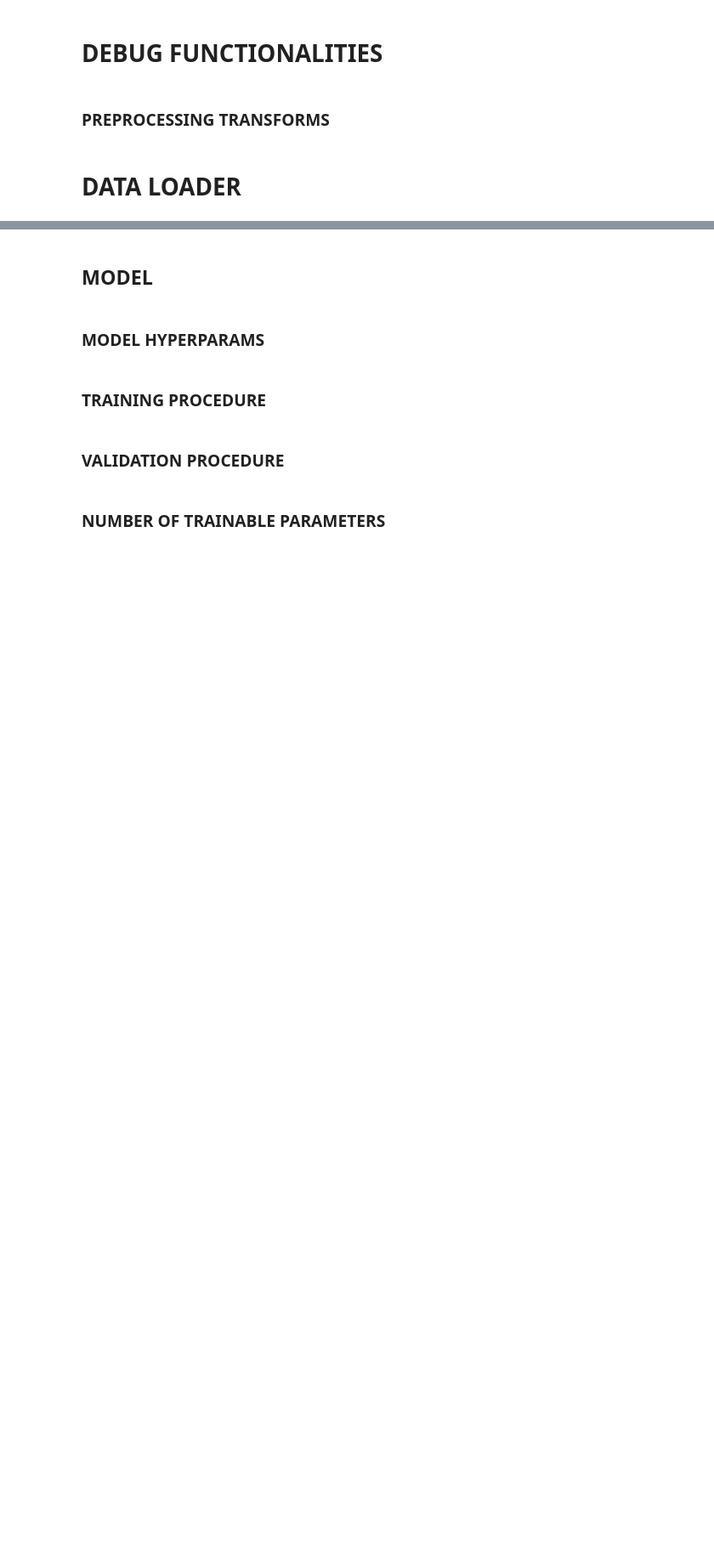
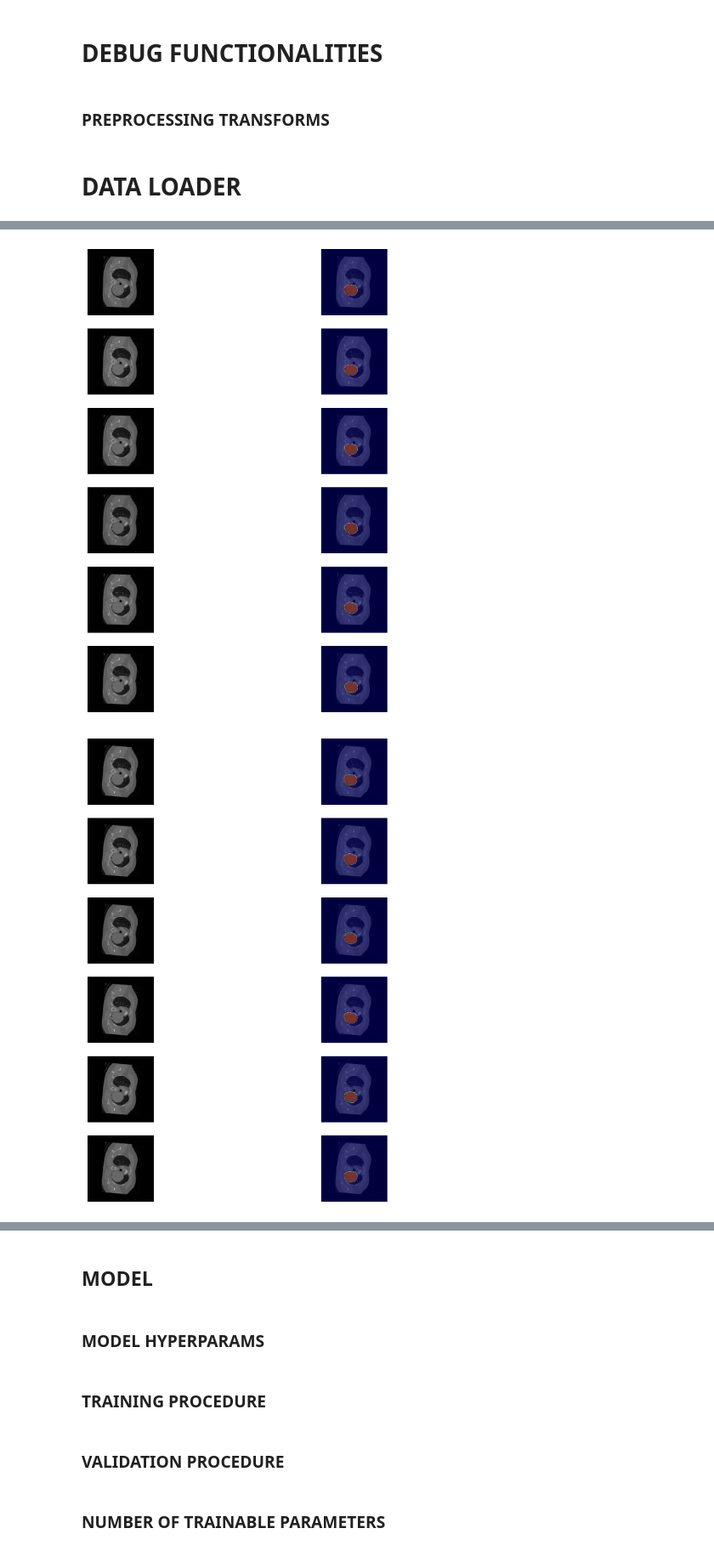
Before and after one commit to Chiru-CatalinMihail/LungCancerCT, a Jupyter notebook: train_MONAI_UNet_reluat_cand_e_liber.ipynb, the cells around one changed output, grey strips where cells are left out. Shown: that part at 85% size. Drawn from its saved outputs; the diff is of its cells as text; code cells hidden in the pictures; blank space fills up the shorter version.

```diff
--- a/train_MONAI_UNet_reluat_cand_e_liber.ipynb
+++ b/train_MONAI_UNet_reluat_cand_e_liber.ipynb
@@ -100,11 +118,11 @@ KEYS = config[KEYS_NAME]
 ### HYPERPARAMS ###
 crt_dir = os.getcwd()
 # datasets_path = f'/raid/CataChiru/MedicalDecathlonTensors/'
-# datasets_path = f'./datasets/MedicalDecathlonJustLungs/'
-# datasets_path = f'./datasets/MedicalDecathlonJustTumors/'
-# datasets_path = f'./datasets/MedicalDecathlonAugmentedTumors/'
-datasets_path = f'./datasets/MedicalDecathlonAugmentedTumors2/'
-# datasets_path = f'./datasets/MedicalDecathlonClaheTumors/'
+# datasets_path = f'./datasets/MSD/MedicalDecathlonJustLungs/'
+# datasets_path = f'./datasets/MSD/MedicalDecathlonJustTumors/'
+# datasets_path = f'./datasets/MSD/MedicalDecathlonAugmentedTumors/'
+datasets_path = f'./datasets/MSD/MedicalDecathlonAugmentedTumors2/'
+# datasets_path = f'./datasets/MSD/MedicalDecathlonClaheTumors/'
 
 model_name = 'unet'
 checkpoints_path = f'{crt_dir}/checkpoints/{model_name.upper()}/'
@@ -391,7 +435,7 @@ def convert_labels_to_one_hot(labels: torch.Tensor, num_classes: int) -> torch.T
 
     return one_hot
 # %%
-class msdDataset(Dataset):
+class msdDatasetTrain(Dataset):
     def __init__(self, dataset_folder, transform = None, stack_size = 6, batch_size = 16, tumour_percent_threshold = 0.5, samples_proportion = 0.7, undersample_flag = False, undersample_size = 300):
         '''Am stabilit stack_size la 6 pe baza discutiei cu Doamna Udrea care sugera intre 3 si 6 imagini in stack + EDA2
 
@@ -416,22 +460,22 @@ class msdDataset(Dataset):
         self.patients = [self.get_img_and_label(i) for i in range(self.no_patients)]
 
         # If the indices for the dataset have been already built, load them, otherwise build them
-        if os.path.exists(f'./ordered_{split_type}_indices_stack={stack_size}.pkl'):
-            print(f'./ordered_{split_type}_indices_stack={stack_size}.pkl exists. Loading the ordered indices.')
-            with open(f'./ordered_{split_type}_indices_stack={stack_size}.pkl', 'rb') as f:
+        if os.path.exists(f'./ordered_overlapping_{split_type}_indices_stack={stack_size}.pkl'):
+            print(f'./ordered_overlapping_{split_type}_indices_stack={stack_size}.pkl exists. Loading the ordered indices.')
+            with open(f'./ordered_overlapping_{split_type}_indices_stack={stack_size}.pkl', 'rb') as f:
                 self.stacks_in_order_indices = pkl.load(f)
         else:
-            print(f'./ordered_{split_type}_indices_stack={stack_size}.pkl does not exist. Building the ordered indices.')
+            print(f'./ordered_overlapping_{split_type}_indices_stack={stack_size}.pkl does not exist. Building the ordered indices.')
             slices_per_patient = [self.patients[i][0].shape[-1] for i in range(self.no_patients)]
-            self.stacks_in_order_indices = build_stack_ordered_indices(split_type, slices_per_patient, stack_size, self.patients, upload_flag = True)
+            self.stacks_in_order_indices = build_stack_ordered_overlapping_indices(split_type, slices_per_patient, stack_size, self.patients, upload_flag = True)
 
         if split_type == 'training':
             batches_proportion = 0.5
 
             if undersample_flag:
-                working_indiced_path = f'./{split_type}_indices_stack={stack_size}_samples{samples_proportion}_batche{batches_proportion}_undersample={undersample_flag}_size={undersample_size}.pkl'
+                working_indiced_path = f'./{split_type}_indices_stack={stack_size}_samples{samples_proportion}_batches{batches_proportion}_undersample={undersample_flag}_size={undersample_size}.pkl'
             else:
-                working_indiced_path = f'./{split_type}_indices_stack={stack_size}_samples{samples_proportion}_batche{batches_proportion}.pkl'
+                working_indiced_path = f'./{split_type}_indices_stack={stack_size}_samples{samples_proportion}_batches{batches_proportion}.pkl'
 
             if os.path.exists(working_indiced_path):
                 print(f'{working_indiced_path} exists. Loading the overall indices.')
@@ -508,2 +627,2 @@ datasets_path
 # %%
-msd_train_dataset = msdDataset(datasets_path + train_name, transform = train_transform, tumour_percent_threshold=0.125, samples_proportion=0.7, undersample_flag=False, undersample_size=300)
+msd_train_dataset = msdDatasetTrain(datasets_path + train_name, transform = train_transform, tumour_percent_threshold=0.125, samples_proportion=0.7, undersample_flag=False, undersample_size=300)
@@ -512,7 +643,15 @@ len(msd_train_dataset)
 # %%
-# for i in tqdm(range(len(msd_train_dataset))):
-#     img, label = msd_train_dataset[i]
+for i in tqdm(range(len(msd_train_dataset))):
+    img, label = msd_train_dataset[i]
 
-#     if img.max() == 0:
-#         print("Dataset is corrupted")
-#         break
+    debug_plot(img, label)
+
+    if i >= 2:
+        break
+
+    if img.max() == 0:
+        print("Dataset is corrupted")
+        break
+# %% [output]
+[figure, added]
+[figure, added]
```
Also changed, not shown: parts of 15 cells of this notebook, 50 other files.
